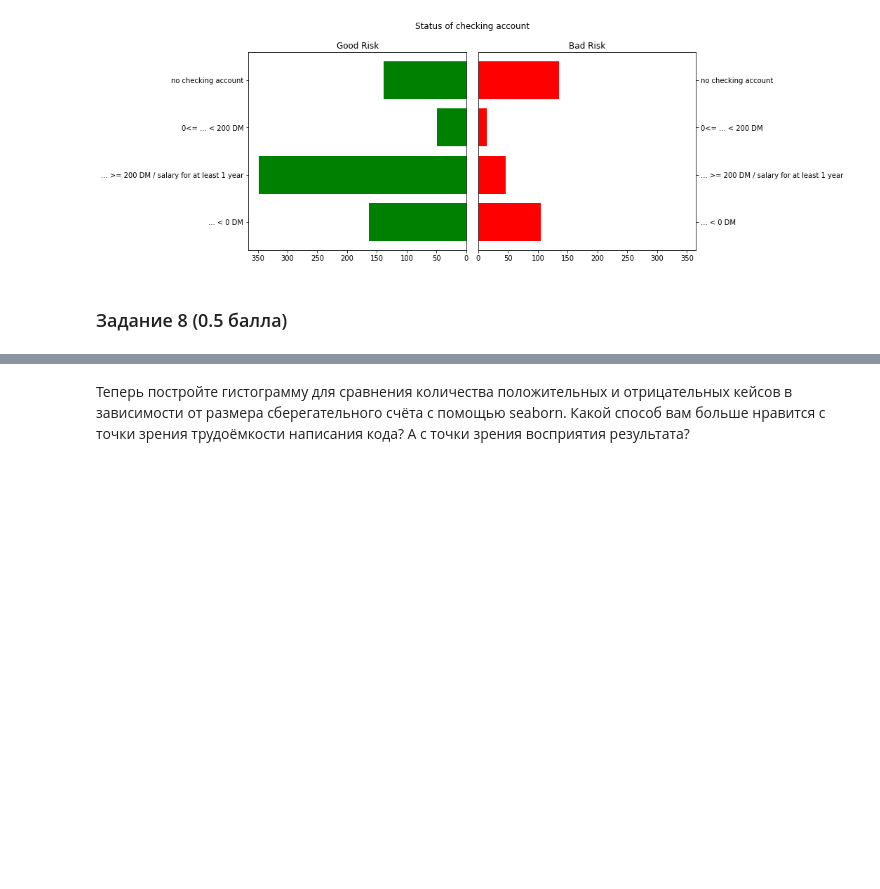
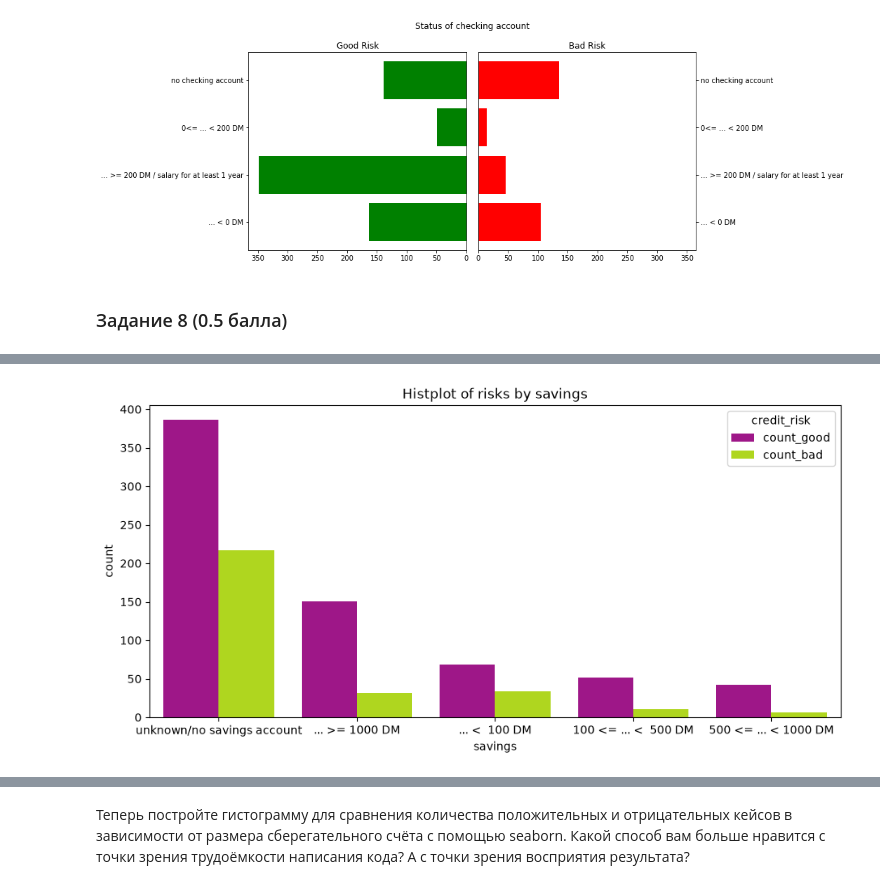
Before and after one commit to rudast/machine-learning-2026, a Jupyter notebook: lesson-5/hw01-EDA.ipynb, the cells around one changed output, grey strips where cells are left out. Cells and saved outputs as stored; diff of their text form; code cells hidden in the pictures; blank space fills up the shorter version.

```diff
--- a/lesson-5/hw01-EDA.ipynb
+++ b/lesson-5/hw01-EDA.ipynb
@@ -176,0 +245,8 @@ import seaborn as sns
+# %%
+import seaborn as sns
+
+good_data = data.loc[data.credit_risk == 'good', 'savings'].value_counts().to_frame(name='count_good')
+bad_data = data.loc[data.credit_risk == 'bad', 'savings'].value_counts().to_frame(name='count_bad')
+saving_data = pd.concat([good_data, bad_data], axis=1)
+saving_data = saving_data.reset_index()
+saving_data
@@ -176,0 +283,19 @@ import seaborn as sns
+# %%
+fig, ax = plt.subplots(figsize=(11, 5))
+
+# sns.barplot(data=saving_data, x='savings', y='count_good', ax=ax, color='#B40097', label='good', dodge=False)
+# sns.barplot(data=saving_data, x='savings', y='count_bad', ax=ax, color='#C0F400', label='bad', dodge=False)
+
+melted_data = pd.melt(saving_data, id_vars=['savings'], value_vars=['count_good', 'count_bad'], var_name='type', value_name='count')
+
+sns.barplot(melted_data, x='savings', y='count', hue='type', palette=['#B40097', '#C0F400'])
+
+ax.set(
+    ylabel='count',
+    title='Histplot of risks by savings'
+)
+ax.legend(title='credit_risk')
+
+plt.show()
+# %% [output]
+[figure, added]
```
Also changed, not shown: parts of 9 cells of this notebook.
